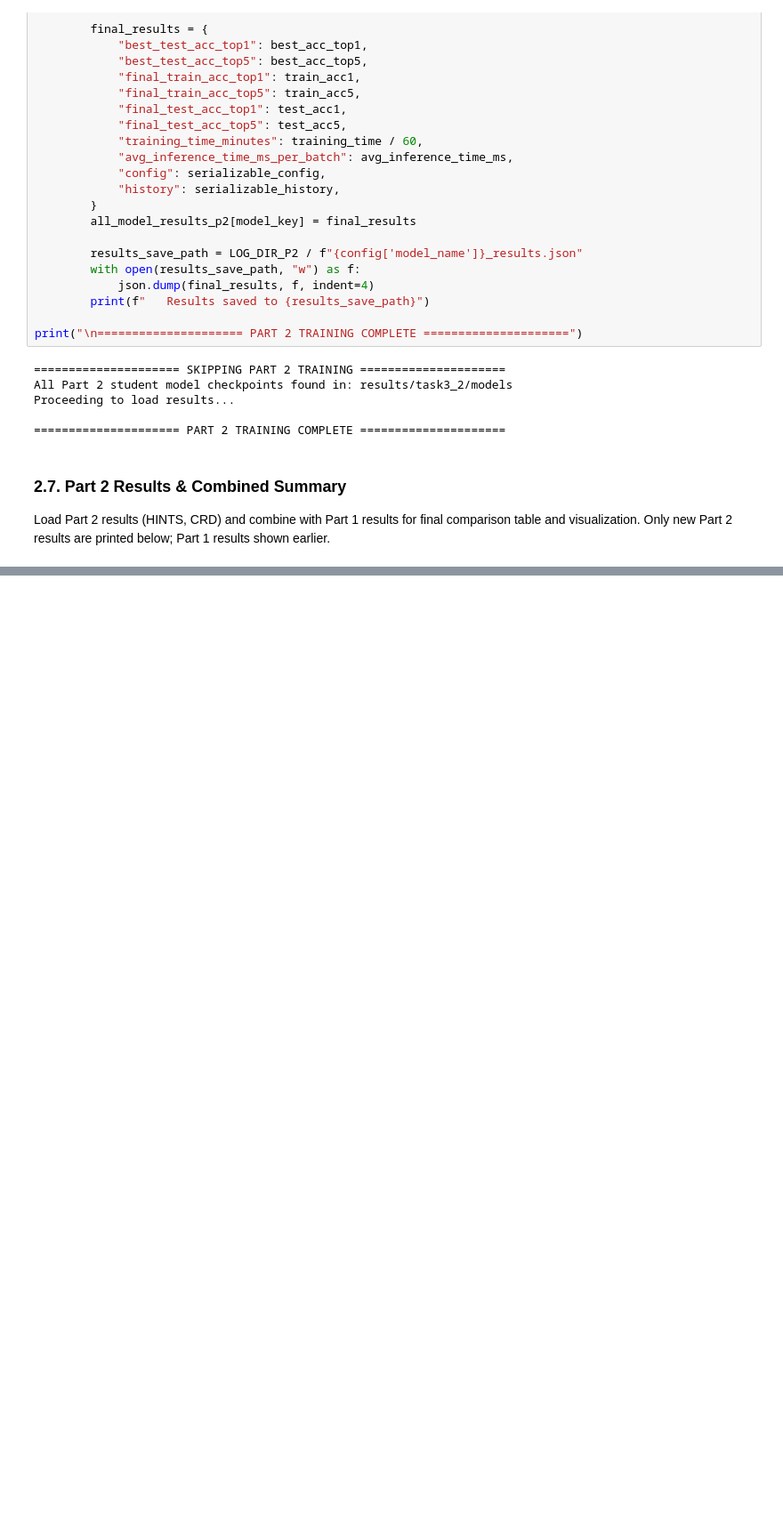
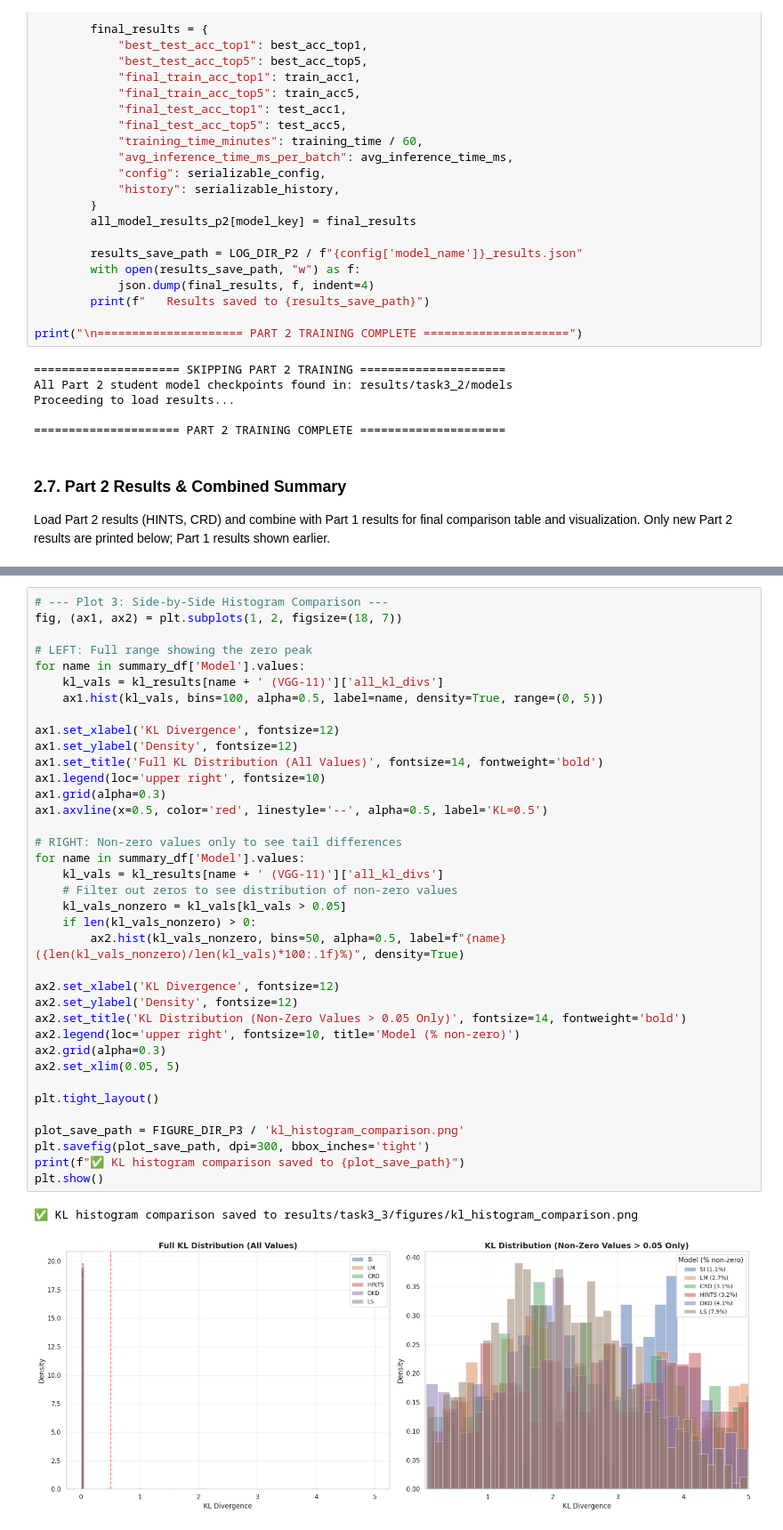
Before and after one commit to ibrahim-murtaza/ATML_PA3, a Jupyter notebook: Knowledge_Distillation/main.ipynb, the cells around one changed output, grey strips where cells are left out. Shown at 89% size. Cells and saved outputs as stored; diff of their text form; blank space fills up the shorter version.

```diff
--- a/Knowledge_Distillation/main.ipynb
+++ b/Knowledge_Distillation/main.ipynb
@@ -1969,0 +2379,40 @@ Generating combined training curves plot...
+# %%
+# --- Plot 3: Side-by-Side Histogram Comparison ---
+fig, (ax1, ax2) = plt.subplots(1, 2, figsize=(18, 7))
+
+# LEFT: Full range showing the zero peak
+for name in summary_df['Model'].values:
+    kl_vals = kl_results[name + ' (VGG-11)']['all_kl_divs']
+    ax1.hist(kl_vals, bins=100, alpha=0.5, label=name, density=True, range=(0, 5))
+
+ax1.set_xlabel('KL Divergence', fontsize=12)
+ax1.set_ylabel('Density', fontsize=12)
+ax1.set_title('Full KL Distribution (All Values)', fontsize=14, fontweight='bold')
+ax1.legend(loc='upper right', fontsize=10)
+ax1.grid(alpha=0.3)
+ax1.axvline(x=0.5, color='red', linestyle='--', alpha=0.5, label='KL=0.5')
+
+# RIGHT: Non-zero values only to see tail differences
+for name in summary_df['Model'].values:
+    kl_vals = kl_results[name + ' (VGG-11)']['all_kl_divs']
+    # Filter out zeros to see distribution of non-zero values
+    kl_vals_nonzero = kl_vals[kl_vals > 0.05]
+    if len(kl_vals_nonzero) > 0:
+        ax2.hist(kl_vals_nonzero, bins=50, alpha=0.5, label=f"{name} ({len(kl_vals_nonzero)/len(kl_vals)*100:.1f}%)", density=True)
+
+ax2.set_xlabel('KL Divergence', fontsize=12)
+ax2.set_ylabel('Density', fontsize=12)
+ax2.set_title('KL Distribution (Non-Zero Values > 0.05 Only)', fontsize=14, fontweight='bold')
+ax2.legend(loc='upper right', fontsize=10, title='Model (% non-zero)')
+ax2.grid(alpha=0.3)
+ax2.set_xlim(0.05, 5)
+
+plt.tight_layout()
+
+plot_save_path = FIGURE_DIR_P3 / 'kl_histogram_comparison.png'
+plt.savefig(plot_save_path, dpi=300, bbox_inches='tight')
+print(f"✅ KL histogram comparison saved to {plot_save_path}")
+plt.show()
+# %% [output]
+✅ KL histogram comparison saved to results/task3_3/figures/kl_histogram_comparison.png
+[figure, added]
```
Also changed, not shown: parts of 15 cells of this notebook, 7 other files.
